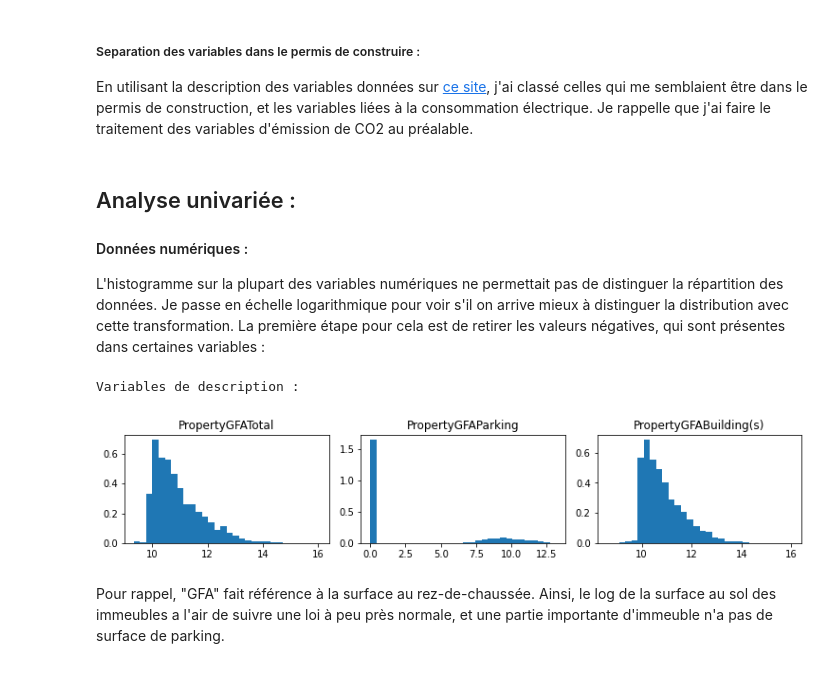
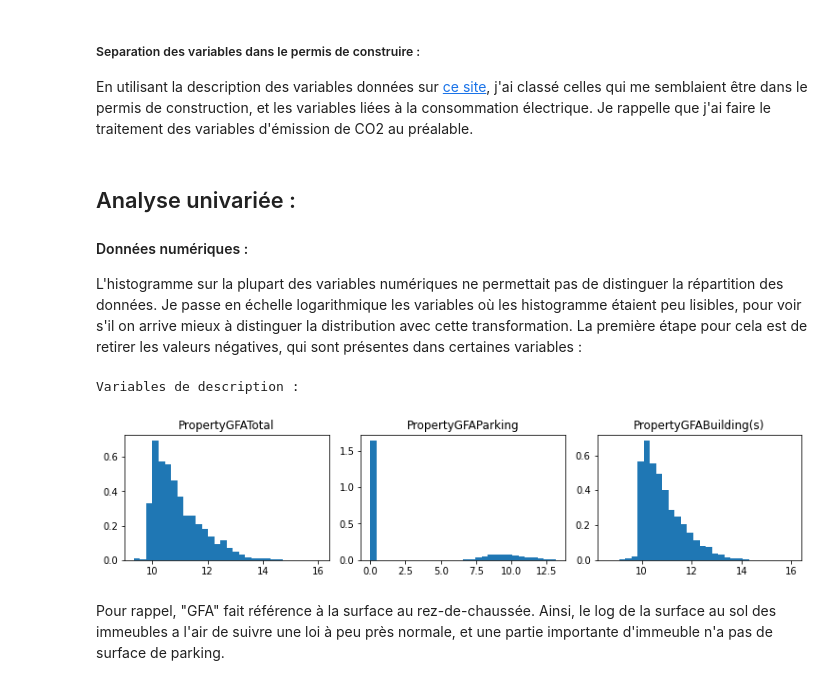
Before and after one commit to ClaireGayral/formation_openclassroom, a Jupyter notebook: P3_gayral_claire/preprocess.ipynb, the cells around one changed output. Drawn from its saved outputs; the diff is of its cells as text; code cells hidden in the pictures.

Commit message:
fin analyse univariée numérique - retrait var correlees

```diff
--- a/P3_gayral_claire/preprocess.ipynb
+++ b/P3_gayral_claire/preprocess.ipynb
@@ -505,16 +505,16 @@ energy_var = ['SiteEUI(kBtu/sf)','SiteEUIWN(kBtu/sf)',
 
 #### Données numériques :
 
-L'histogramme sur la plupart des variables numériques ne permettait pas de distinguer la répartition des données. Je passe en échelle logarithmique pour voir s'il on arrive mieux à distinguer la distribution avec cette transformation. La première étape pour cela est de retirer les valeurs négatives, qui sont présentes dans certaines variables :
+L'histogramme sur la plupart des variables numériques ne permettait pas de distinguer la répartition des données. Je passe en échelle logarithmique les variables où les histogramme étaient peu lisibles, pour voir s'il on arrive mieux à distinguer la distribution avec cette transformation. La première étape pour cela est de retirer les valeurs négatives, qui sont présentes dans certaines variables :
 # %%
 num_data_positive = data[numerical_var_in_data].drop(["ENERGYSTARScore", "age_of_building", "NumberofFloors"], axis = 1)
 num_data_positive[num_data_positive<0]= np.nan
 num_data_log = np.log(num_data_positive+1)
 # %%
 print("Variables de description :")
-univariate_analysis.plot_multi_hist(num_data_log, var_in_building_permit, figsize=(14,8))
+univariate_analysis.plot_multi_hist(num_data_log, var_in_building_permit, figsize=(14,9))
 # %% [output]
 Variables de description :
-[figure, old version]
+[figure, new version]
 # %% [markdown]
 Pour rappel, "GFA" fait référence à la surface au rez-de-chaussée. Ainsi, le log de la surface au sol des immeubles a l'air de suivre une loi à peu près normale, et une partie importante d'immeuble n'a pas de surface de parking.
```
Also changed, not shown: parts of 15 cells of this notebook.
